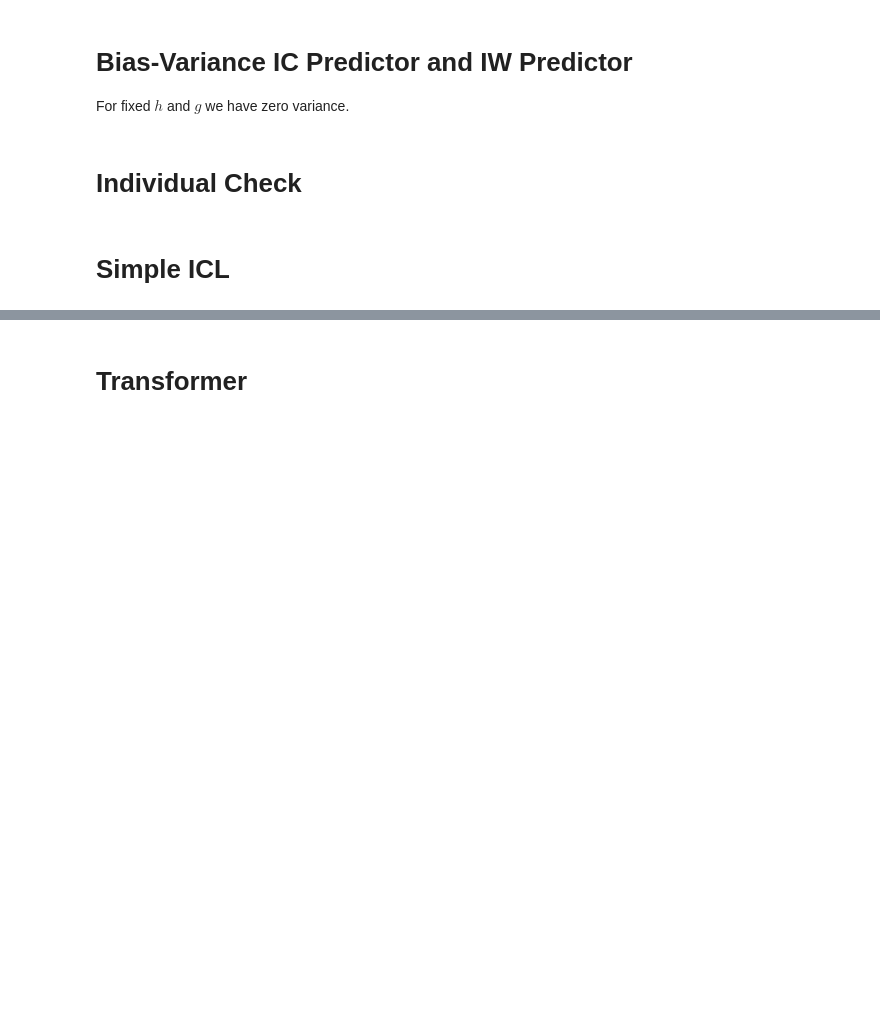
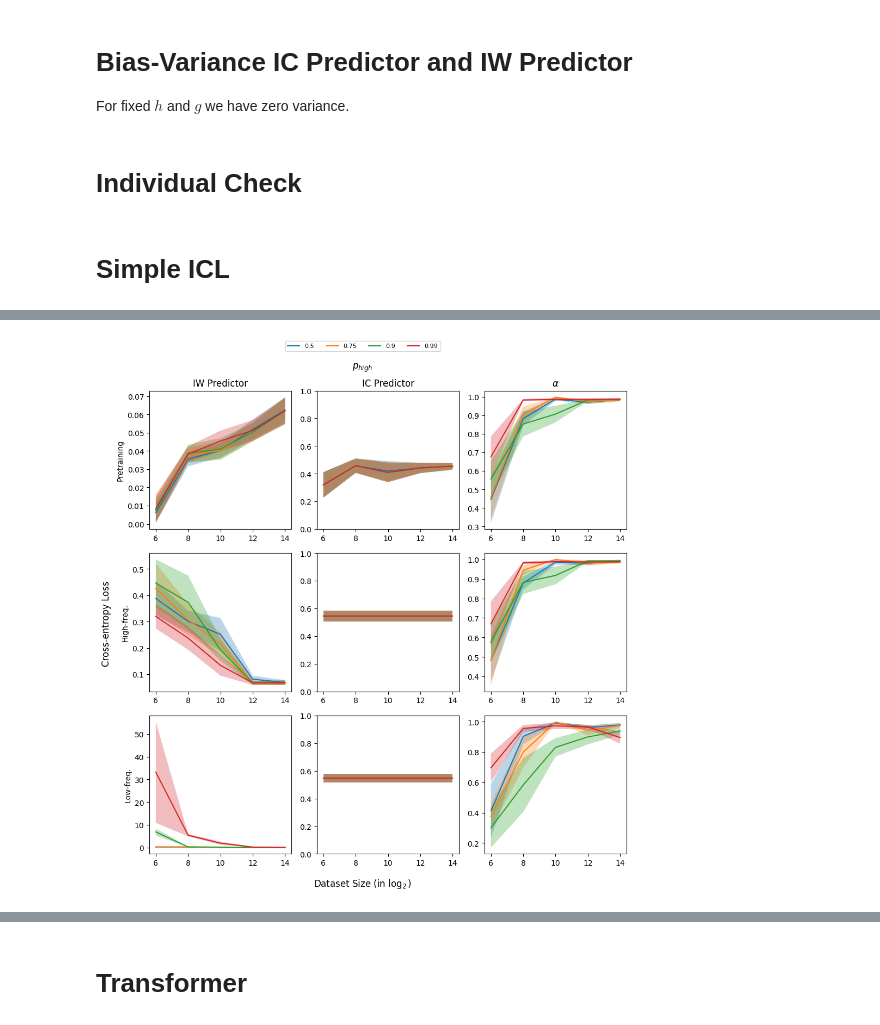
Before and after one commit to chanb/simple_icl, a Jupyter notebook: plot_utils/plot_accuracy.ipynb, the cells around one changed output, grey strips where cells are left out. Drawn from its saved outputs; the diff is of its cells as text; code cells hidden in the pictures; blank space fills up the shorter version.

```diff
--- a/plot_utils/plot_accuracy.ipynb
+++ b/plot_utils/plot_accuracy.ipynb
@@ -739,0 +881,82 @@ plt.show()
+# %%
+map_eval = {
+    "pretraining": "Pretraining",
+    "eval-relevant_context-high_prob": "Rel. Context, High-freq.",
+    "eval-relevant_context-low_prob": "Rel. Context, Low-freq.",
+    "eval-irrelevant_context-high_prob": "Irrel. Context, High-freq.",
+    "eval-irrelevant_context-low_prob": "Irrel. Context, Low-freq.",
+    "eval-relevant_context-high_prob-flip_label": "Rel. Context, High-freq.",
+    "eval-relevant_context-low_prob-flip_label": "Rel. Context, Low-freq.",
+    "eval-irrelevant_context-high_prob-flip_label": "Irrel. Context, High-freq.",
+    "eval-irrelevant_context-low_prob-flip_label": "Irrel. Context, Low-freq.",
+    "eval-default-high_prob": "High-freq.",
+    "eval-default-low_prob": "Low-freq.",
+}
+
+# fig, axes = plt.subplots(2, 2, figsize=(10, 8))
+fig, axes = plt.subplots(3, 3, figsize=(10, 10))
+eval_names = [
+    "pretraining",
+    "eval-default-high_prob",
+    "eval-default-low_prob",
+]
+
+p_relevant_context = 0.99
+dataset_sizes = sorted([int(dataset_size) for dataset_size in stats["dataset_size"].unique()])
+p_highs = sorted([float(p_high) for p_high in stats["p_high"].unique()])
+
+for row_i, eval_name in enumerate(eval_names):
+    for col_i, predictor in enumerate([
+        "synthetic-iw_predictor",
+        "synthetic-ic_predictor",
+        "synthetic-alpha",
+    ]):
+        ax = axes[row_i, col_i]
+
+        for p_high in p_highs:
+            losses_mean = []
+            losses_std = []
+
+            for dataset_size in dataset_sizes:
+                data = (np.array(stats[
+                    (stats["dirname"] == f"{predictor}")
+                    & (stats["stats_key"] == ("p_iwl" if predictor == "synthetic-alpha" else "loss"))
+                    & (stats["eval_name"] == eval_name)
+                    & (stats["dataset_size"] == f"{dataset_size}")
+                    & (stats["p_high"] == f"{p_high}")
+                    & (stats["p_relevant_context"] == ("0.0" if predictor == "synthetic-iw_predictor" else f"{p_relevant_context}"))
+                ]["stats"].to_list()))
+                losses_mean.append(np.mean(data, axis=0)[-1])
+                losses_std.append(np.std(data, axis=0)[-1])
+
+            losses_mean = np.array(losses_mean)
+            losses_std = np.array(losses_std) / np.sqrt(5)
+
+            ax.plot(np.log2(np.array(dataset_sizes)), losses_mean, label="{}".format(p_high) if col_i == 0 and row_i == 0 else "")
+            ax.fill_between(np.log2(np.array(dataset_sizes)), losses_mean - losses_std, losses_mean + losses_std, alpha=0.3)
+
+        if col_i == 0:
+            ax.set_ylabel(map_eval[eval_name])
+
+        if col_i == 1:
+            ax.set_ylim(0.0, 1.0)
+
+axes[0, 0].set_title("IW Predictor")
+axes[0, 1].set_title("IC Predictor")
+axes[0, 2].set_title("$\\alpha$")
+
+fig.suptitle("$p_{high}$")
+fig.supylabel("Cross-entropy Loss")
+fig.supxlabel("Dataset Size (in $\\log_2$)")
+fig.legend(
+    bbox_to_anchor=(0.0, 1.0, 1.0, 0.0),
+    loc="lower center",
+    ncols=4,
+    borderaxespad=0.0,
+    frameon=True,
+    fontsize="8",
+)
+fig.tight_layout()
+plt.show()
+# %% [output]
+[figure, added]
```
Also changed, not shown: parts of 18 cells of this notebook, 18 other files.
